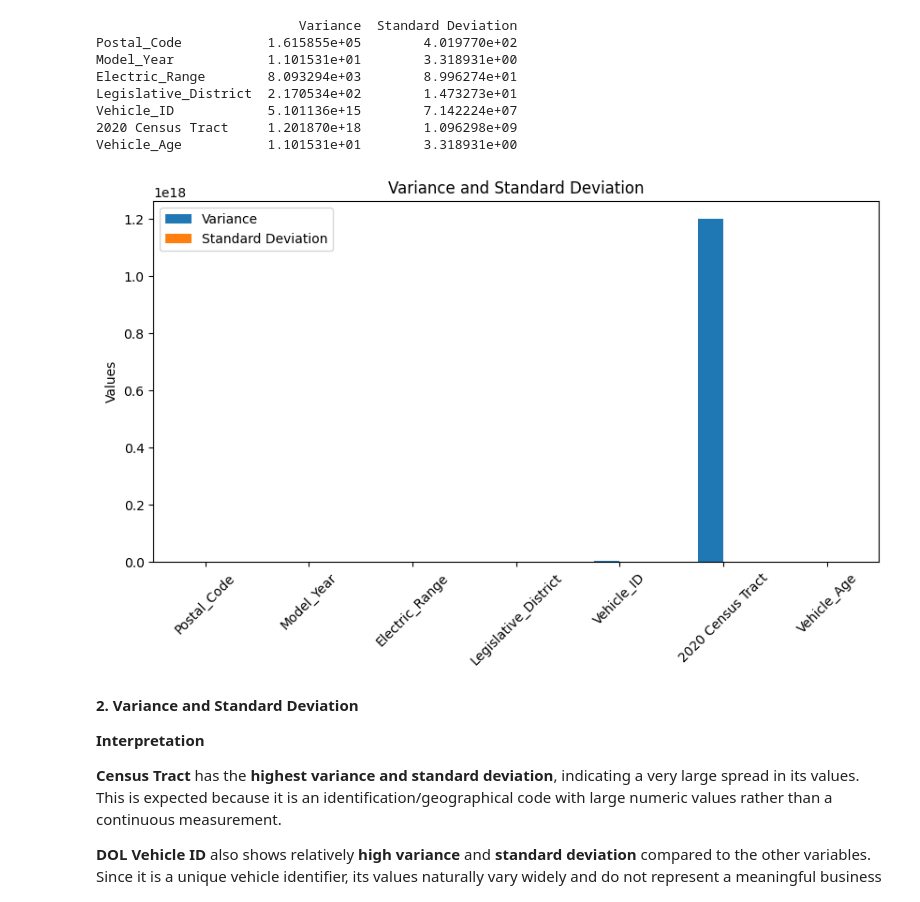
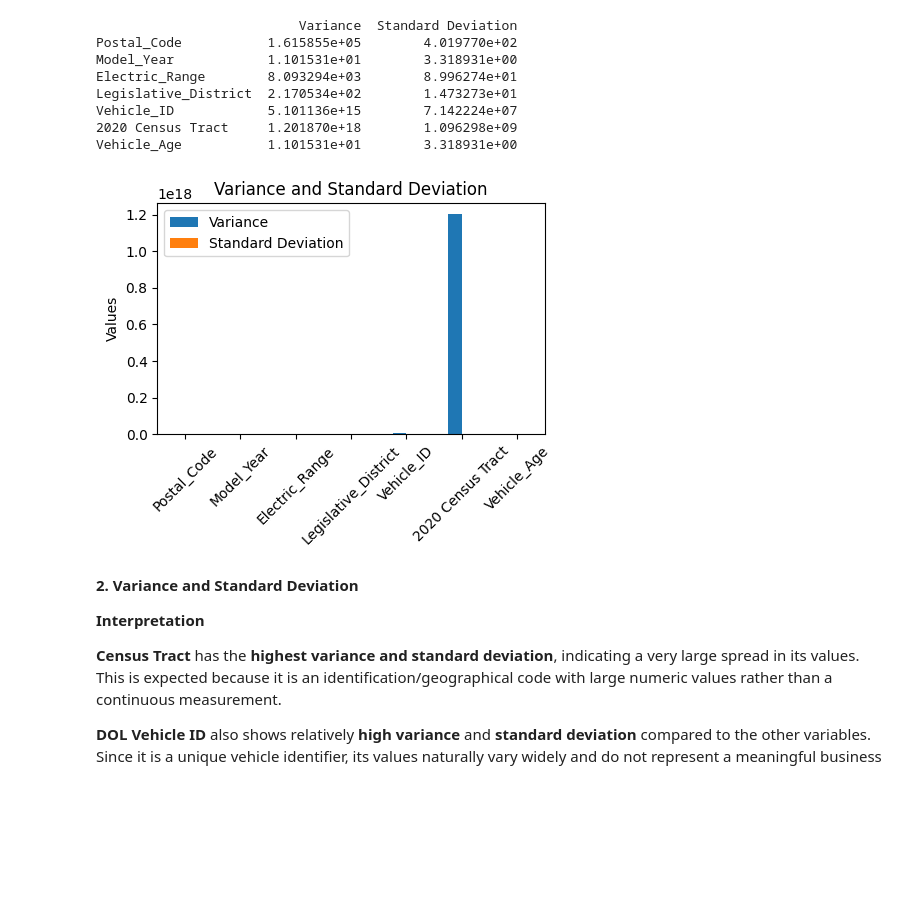
Before and after one commit to maha1606-gitoctocat/Electric-Vehicle-Population-Data-Analysis-using-Python, a Jupyter notebook: Main_Project.ipynb, the cells around one changed output. Drawn from its saved outputs; the diff is of its cells as text; code cells hidden in the pictures; blank space fills up the shorter version.

```diff
--- a/Main_Project.ipynb
+++ b/Main_Project.ipynb
@@ -624,17 +624,17 @@ Vehicle_Age           1.101531e+01        3.318931e+00
 # %%
 # visualization
 variation.plot(kind='bar',
-               figsize=(10,5))
+               figsize=(5,3))
 
 plt.title("Variance and Standard Deviation")
 
 plt.ylabel("Values")
 
 plt.xticks(rotation=45)
 
 plt.show()
 # %% [output]
-[figure, old version]
+[figure, new version]
 # %% [markdown]
 **2. Variance and Standard Deviation**
 
```
Also changed, not shown: parts of 19 cells of this notebook.
